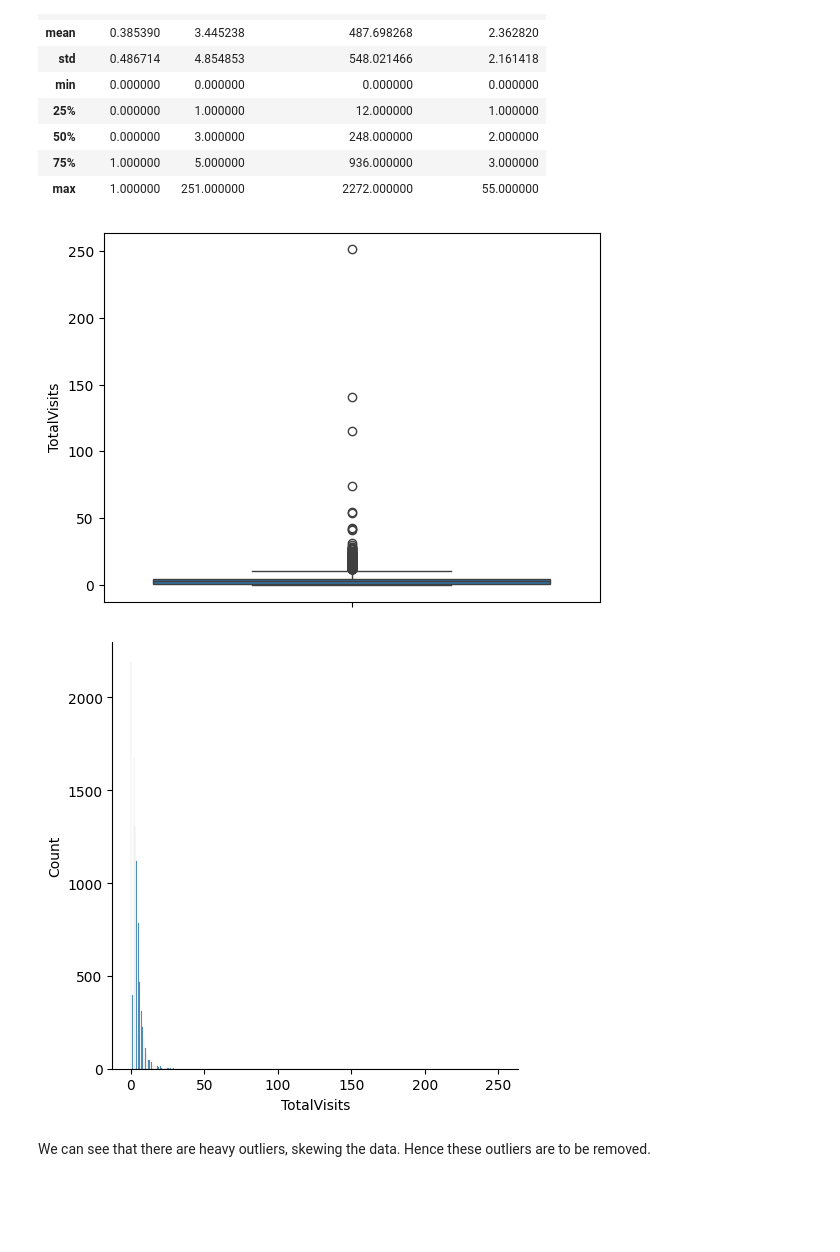
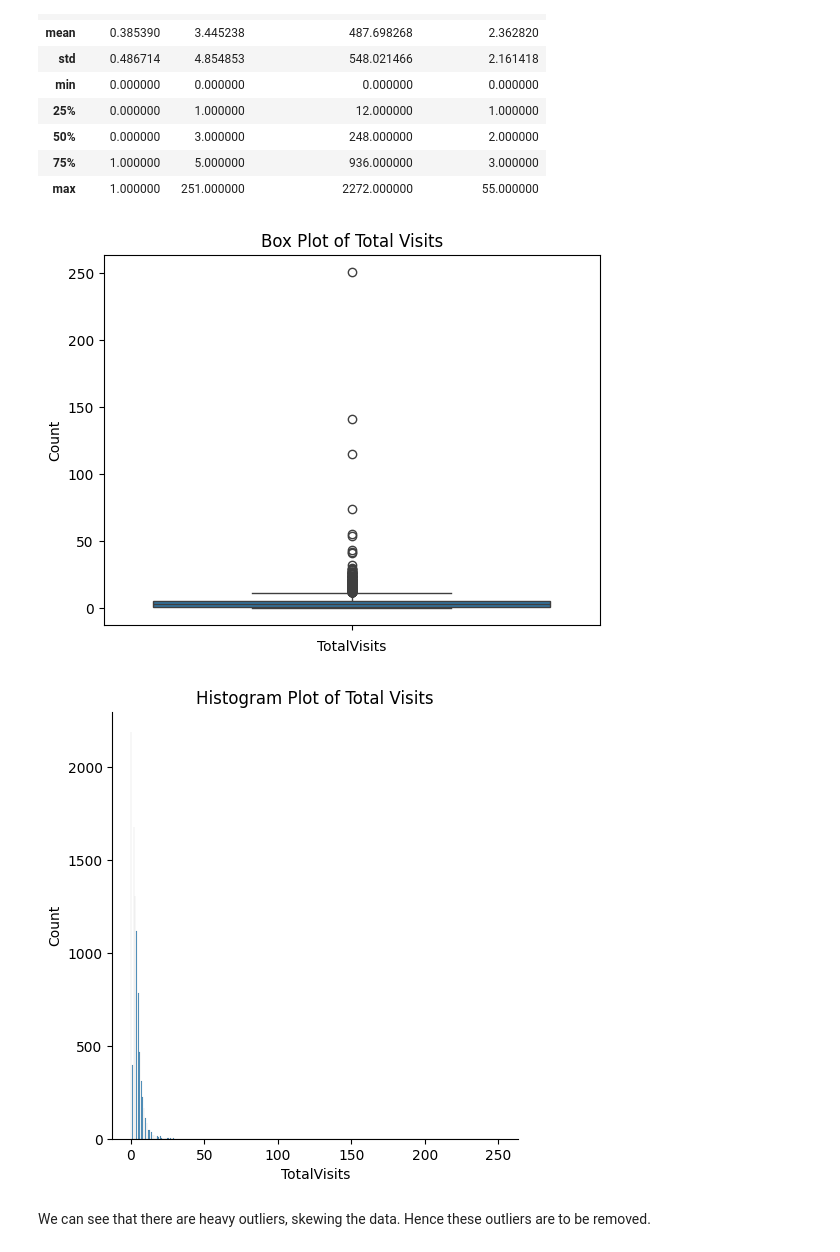
Before and after one commit to aravindpeddinti/Lead_Scoring_Case_Study, a Jupyter notebook: Assignment.ipynb, the cells around one changed output. Saved outputs shown, nothing was run; the diff lists cells and outputs as text; code cells hidden in the pictures; blank space fills up the shorter version.

Commit message:
Titles added to the plots

```diff
--- a/Assignment.ipynb
+++ b/Assignment.ipynb
@@ -112,17 +112,21 @@ data.describe()
 # %%
 # Let's plot a boxplot for the TotalVisits column
 
 sns.boxplot(data.TotalVisits)
+plt.title("Box Plot of Total Visits")
+plt.xlabel('TotalVisits')
+plt.ylabel('Count')
 plt.show()
 # %% [output]
-[figure, old version]
+[figure, new version]
 # %%
 # Plot a histogram for the TotalVisits column
 
 sns.displot(data.TotalVisits)
+plt.title('Histogram Plot of Total Visits')
 plt.show()
 # %% [output]
-[figure, old version]
+[figure, new version]
 # %% [markdown]
 We can see that there are heavy outliers, skewing the data. Hence these outliers are to be removed.
 # %%
```
Also changed, not shown: parts of 12 cells of this notebook.
